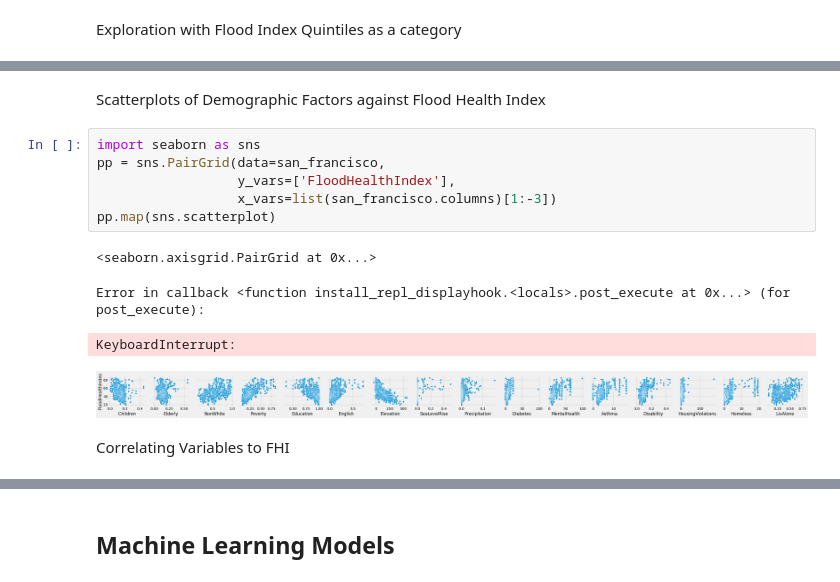
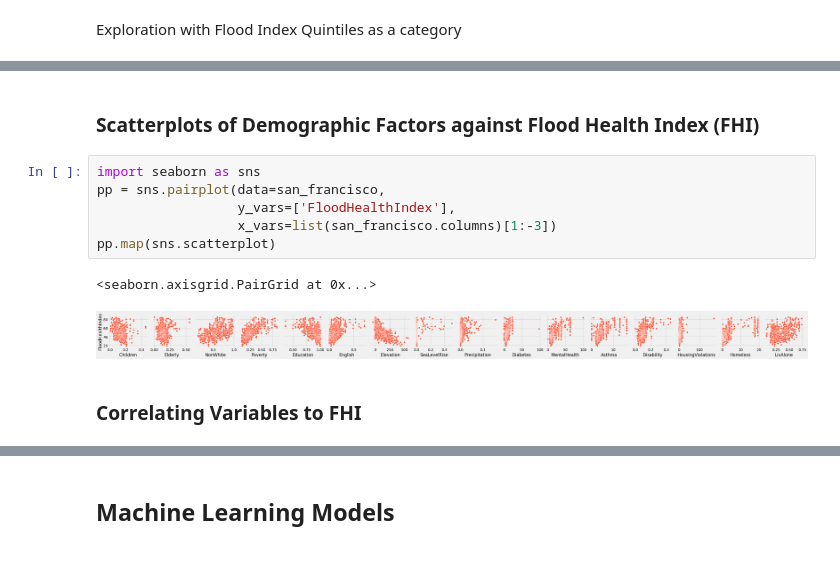
Before and after one commit to Ranabor/CDC-2022, a Jupyter notebook: data_exploration.ipynb, the cells around one changed output, grey strips where cells are left out. Cells and saved outputs as stored; diff of their text form.

```diff
--- a/data_exploration.ipynb
+++ b/data_exploration.ipynb
@@ -44,20 +46,18 @@ san_francisco.groupby("FloodHealthIndex_Quintiles").min()
 | 4 | 60750102001 | 0.007243 | 2.330006e-02 | 0.155000 | 0.069069 | 0.496997 | 0.009882 | -16.99000 | ... |
 | 5 | 60750101001 | 0.009804 | 8.037850e-10 | 0.408160 | 0.129087 | 0.363000 | 0.034926 | -42.00000 | ... |
 # %% [markdown]
-Scatterplots of Demographic Factors against Flood Health Index
+### Scatterplots of Demographic Factors against Flood Health Index (FHI)
 # %%
 import seaborn as sns
-pp = sns.PairGrid(data=san_francisco,
+pp = sns.pairplot(data=san_francisco,
                   y_vars=['FloodHealthIndex'],
                   x_vars=list(san_francisco.columns)[1:-3])
 pp.map(sns.scatterplot)
 # %% [output]
 <seaborn.axisgrid.PairGrid at 0x...>
-Error in callback <function install_repl_displayhook.<locals>.post_execute at 0x...> (for post_execute):
-KeyboardInterrupt:
-[figure, old version]
+[figure, new version]
 # %% [markdown]
-Correlating Variables to FHI
+### Correlating Variables to FHI
 # %%
 from scipy.stats import spearmanr
 from scipy.stats import pearsonr
```
Also changed, not shown: parts of 18 cells of this notebook, 1 other file.
